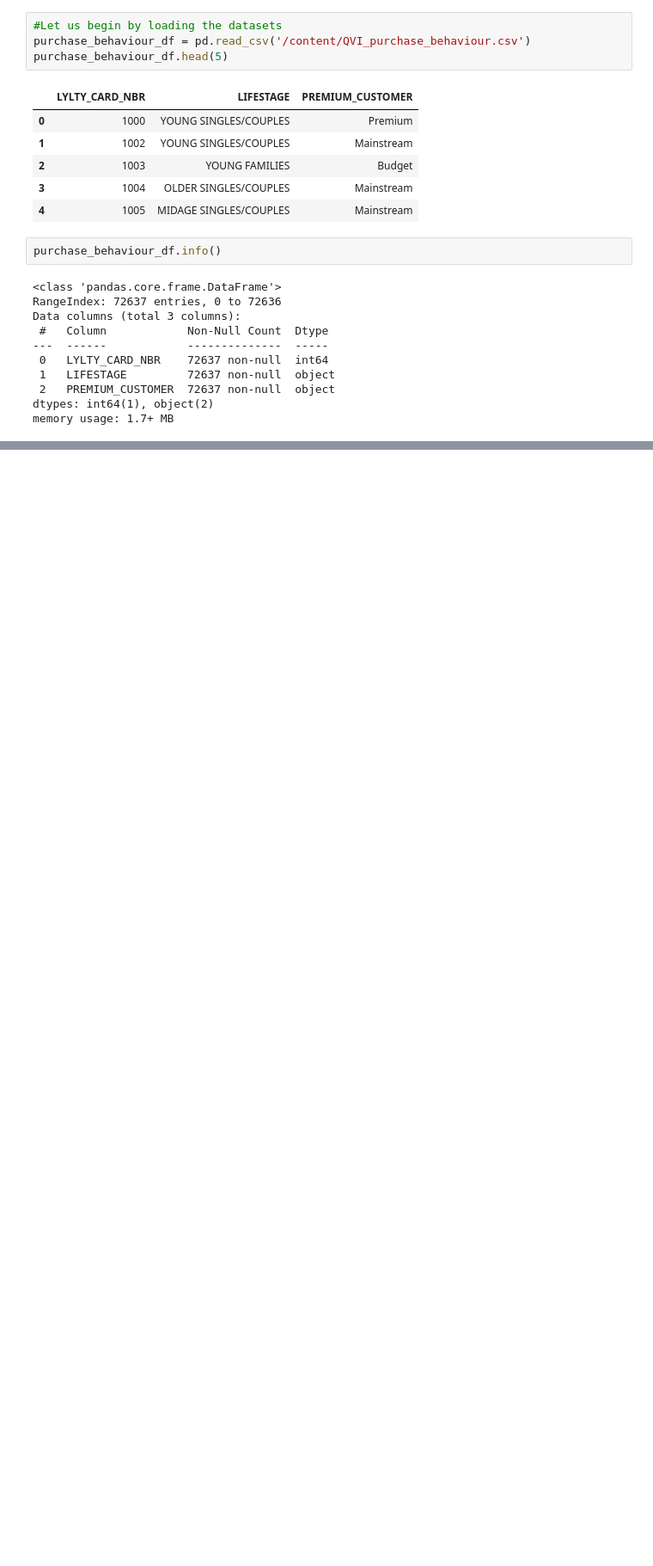
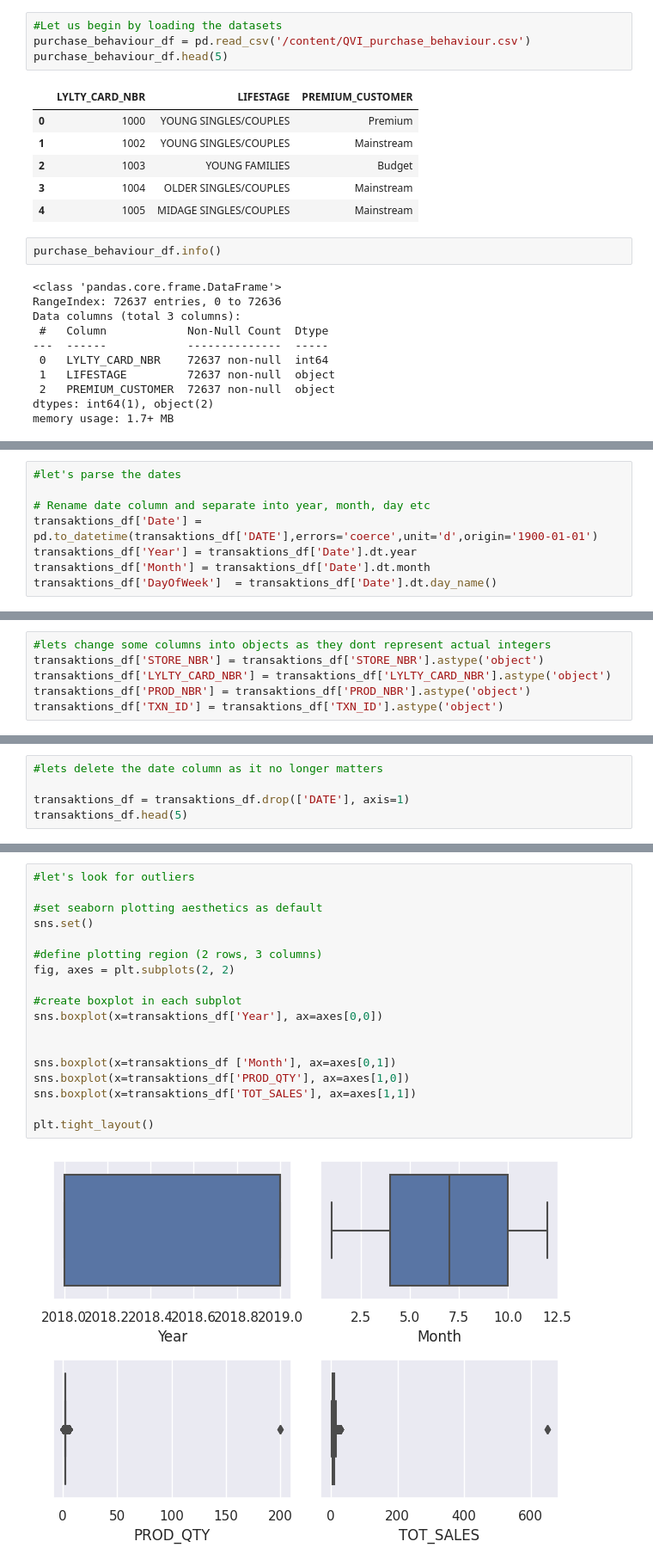
Before and after one commit to kanjamwingirwa/Quantium_DataAnalytics_Internship, a Jupyter notebook: Quantium_DataAnalytics_Internship.ipynb, the cells around one changed output, grey strips where cells are left out. Shown: that part at 86% size. Cells and saved outputs as stored; diff of their text form; blank space fills up the shorter version.

```diff
--- a/Quantium_DataAnalytics_Internship.ipynb
+++ b/Quantium_DataAnalytics_Internship.ipynb
@@ -67,0 +88,8 @@ df.isnull()
+# %%
+#let's parse the dates
+
+# Rename date column and separate into year, month, day etc
+transaktions_df['Date'] = pd.to_datetime(transaktions_df['DATE'],errors='coerce',unit='d',origin='1900-01-01')
+transaktions_df['Year'] = transaktions_df['Date'].dt.year
+transaktions_df['Month'] = transaktions_df['Date'].dt.month
+transaktions_df['DayOfWeek']  = transaktions_df['Date'].dt.day_name()
@@ -67,0 +102,6 @@ df.isnull()
+# %%
+#lets change some columns into objects as they dont represent actual integers
+transaktions_df['STORE_NBR'] = transaktions_df['STORE_NBR'].astype('object')
+transaktions_df['LYLTY_CARD_NBR'] = transaktions_df['LYLTY_CARD_NBR'].astype('object')
+transaktions_df['PROD_NBR'] = transaktions_df['PROD_NBR'].astype('object')
+transaktions_df['TXN_ID'] = transaktions_df['TXN_ID'].astype('object')
@@ -67,0 +131,5 @@ df.isnull()
+# %%
+#lets delete the date column as it no longer matters
+
+transaktions_df = transaktions_df.drop(['DATE'], axis=1)
+transaktions_df.head(5)
@@ -67,0 +143,20 @@ df.isnull()
+# %%
+#let's look for outliers
+
+#set seaborn plotting aesthetics as default
+sns.set()
+
+#define plotting region (2 rows, 3 columns)
+fig, axes = plt.subplots(2, 2)
+
+#create boxplot in each subplot
+sns.boxplot(x=transaktions_df['Year'], ax=axes[0,0])
+
+
+sns.boxplot(x=transaktions_df ['Month'], ax=axes[0,1])
+sns.boxplot(x=transaktions_df['PROD_QTY'], ax=axes[1,0])
+sns.boxplot(x=transaktions_df['TOT_SALES'], ax=axes[1,1])
+
+plt.tight_layout()
+# %% [output]
+[figure, added]
```
Also changed, not shown: parts of 58 cells of this notebook.
